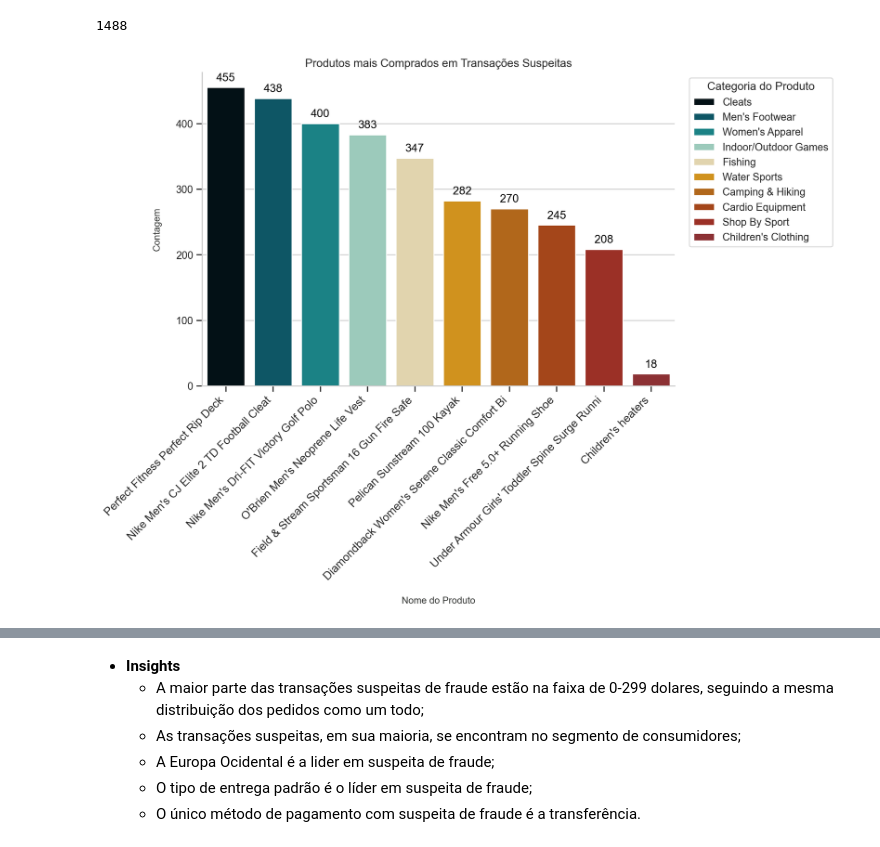
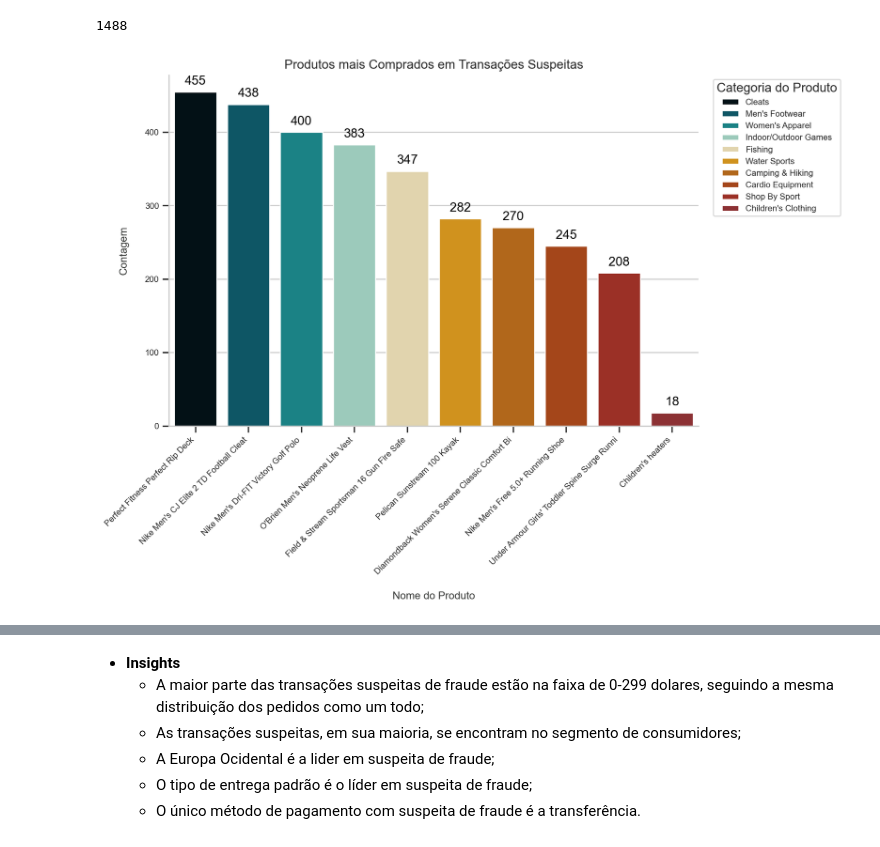
Before and after one commit to cmpbj/supply_chain_EDA, a Jupyter notebook: EDA.ipynb, the cells around one changed output, grey strips where cells are left out. Saved outputs shown, nothing was run; the diff lists cells and outputs as text; code cells hidden in the pictures.

Commit message:
Melhora os códigos das visualizações

```diff
--- a/EDA.ipynb
+++ b/EDA.ipynb
@@ -1000,46 +873,11 @@ df_suspect_of_fraud.order_id.nunique()
 1488
 # %%
 unique_orders = df_suspect_of_fraud[['product_name', 'order_id', 'category_name']].groupby(['product_name', 'order_id', 'category_name'], as_index=False).nunique()
-
-
 product_count = unique_orders.groupby(['product_name', 'category_name'])['order_id'].size().reset_index().rename(columns={'order_id': 'count'})
-
-
 product_count = product_count.sort_values(by='count', ascending=False).head(10)
 
+colors = ["#001219", "#005f73", "#0a9396", "#94d2bd", "#e9d8a6", '#ee9b00', '#ca6702', '#bb3e03', '#ae2012', '#9b2226']
 
-sns.set(style="whitegrid")
-colors = ["#001219", "#005f73", "#0a9396", "#94d2bd", "#e9d8a6", '#ee9b00', '#ca6702', '#bb3e03', '#ae2012', '#9b2226']
-sns.set_palette(colors)
-
-ax = sns.barplot(x='product_name', y='count', hue="category_name", data=product_count, dodge=False)
-
-for p in ax.patches:
-    type_quantity = p.get_height()
-    if not np.isnan(type_quantity):
-        formatted_quantity = locale.format_string('%d', type_quantity, grouping=True)
-    else:
-        formatted_quantity = "N/A"
-    ax.annotate(formatted_quantity, (p.get_x() + p.get_width() / 2., p.get_height()),
-                ha='center', va='center', fontsize=12, color='black', xytext=(0, 10),
-                textcoords='offset points')
-
-ax.spines['top'].set_visible(False)
-ax.spines['right'].set_visible(False)
-ax.set_xticklabels(product_count['product_name'], fontsize=12, ha='right', rotation=45)
-
-plt.title('Produtos mais Comprados em Transações Suspeitas')
-ax.set_xlabel('Nome do Produto', labelpad=15, fontsize=10, color="#333533")
-ax.set_ylabel('Contagem', labelpad=15, fontsize=10, color="#333533")
-
-ax.spines['top'].set_visible(False)
-ax.spines['right'].set_visible(False)
-
-ax.get_xaxis().tick_bottom()
-ax.get_yaxis().tick_left()
-
-plt.legend(title='Categoria do Produto', loc='upper left', bbox_to_anchor=(1.02, 1))
-
-plt.show()
+create_bar_plot_df_second_option(x_column='product_name', y_column='count', df=product_count, title='Produtos mais Comprados em Transações Suspeitas', hue='category_name', colors=colors, xlabel='Nome do Produto', ylabel='Contagem', legend_title='Categoria do Produto')
 # %% [output]
-[figure, old version]
+[figure, new version]
```
Also changed, not shown: parts of 41 cells of this notebook.
